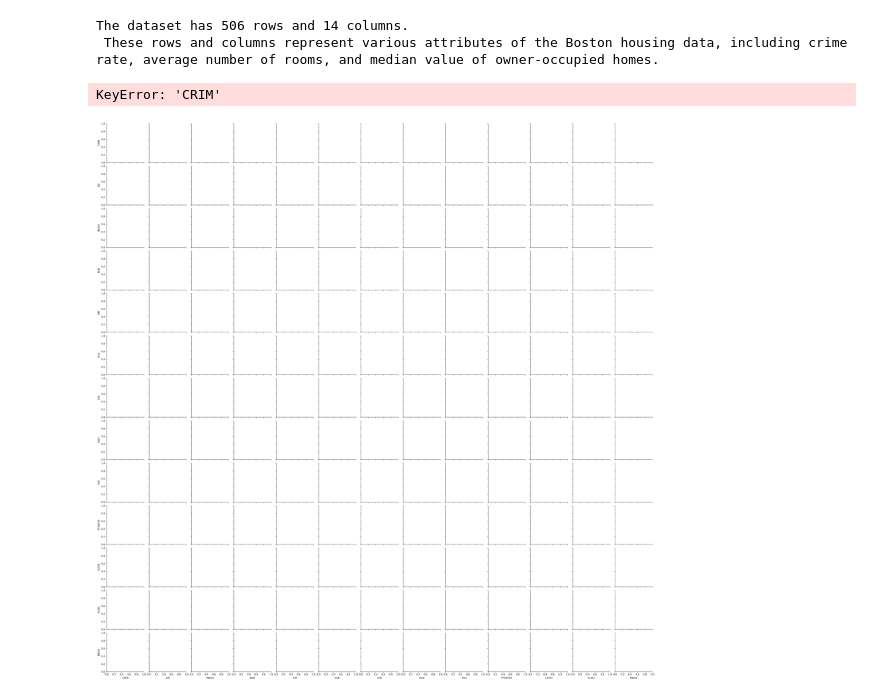
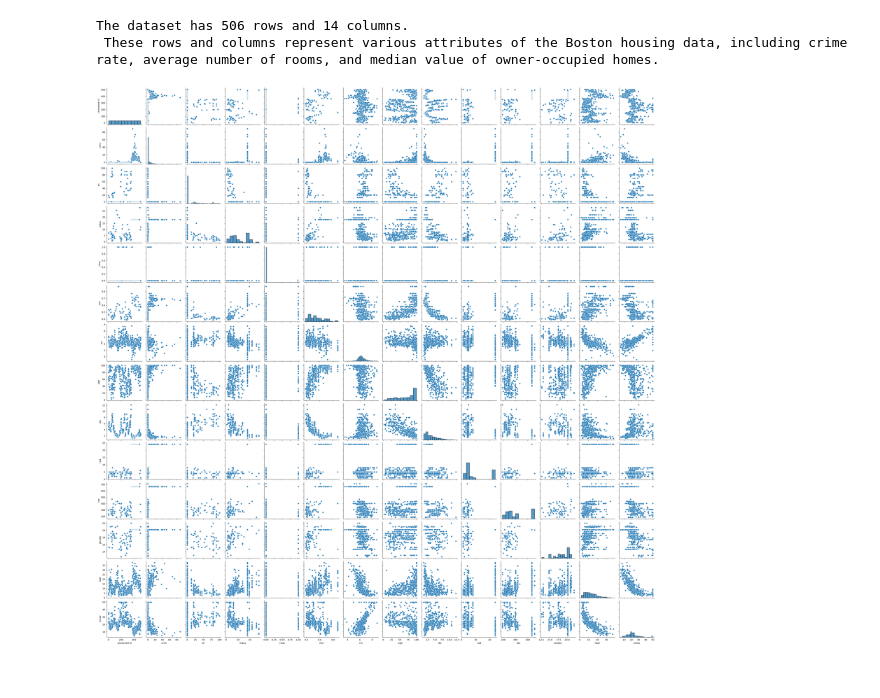
Before and after one commit to Nesu-tech/Methods_In_Data_Science, a Jupyter notebook: HW1 (4).ipynb, the cells around one changed output. Drawn from its saved outputs; the diff is of its cells as text; code cells hidden in the pictures.

```diff
--- a/HW1 (4).ipynb
+++ b/HW1 (4).ipynb
@@ -253,6 +253,9 @@ The dataset has 506 rows and 14 columns.
 # %%
 #(c)Pairwise scatterplots of the predictors(columns)
 import matplotlib as plt
+import seaborn as sns
+column = boston.select_dtypes(include=[np.number]).columns
+sns.pairplot(boston[column])
+plt.pyplot.show()
 # %% [output]
-KeyError: 'CRIM'
-[figure, old version]
+[figure, new version]
```
